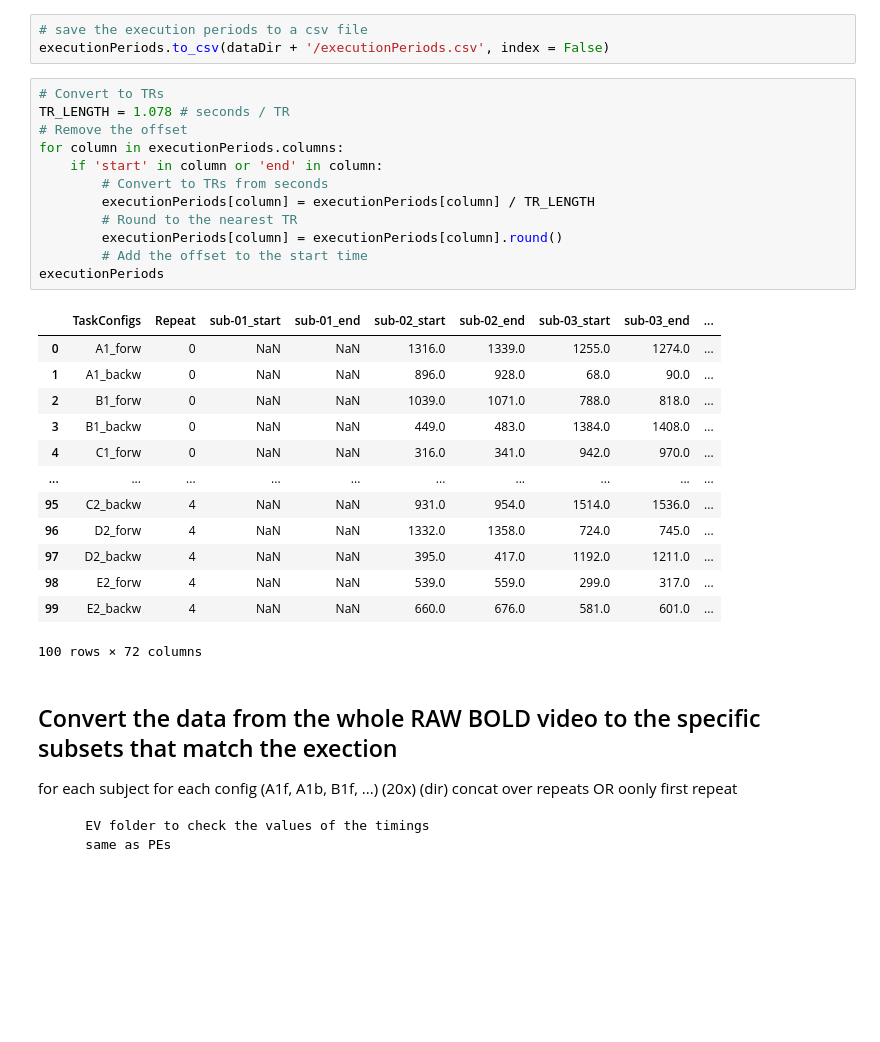
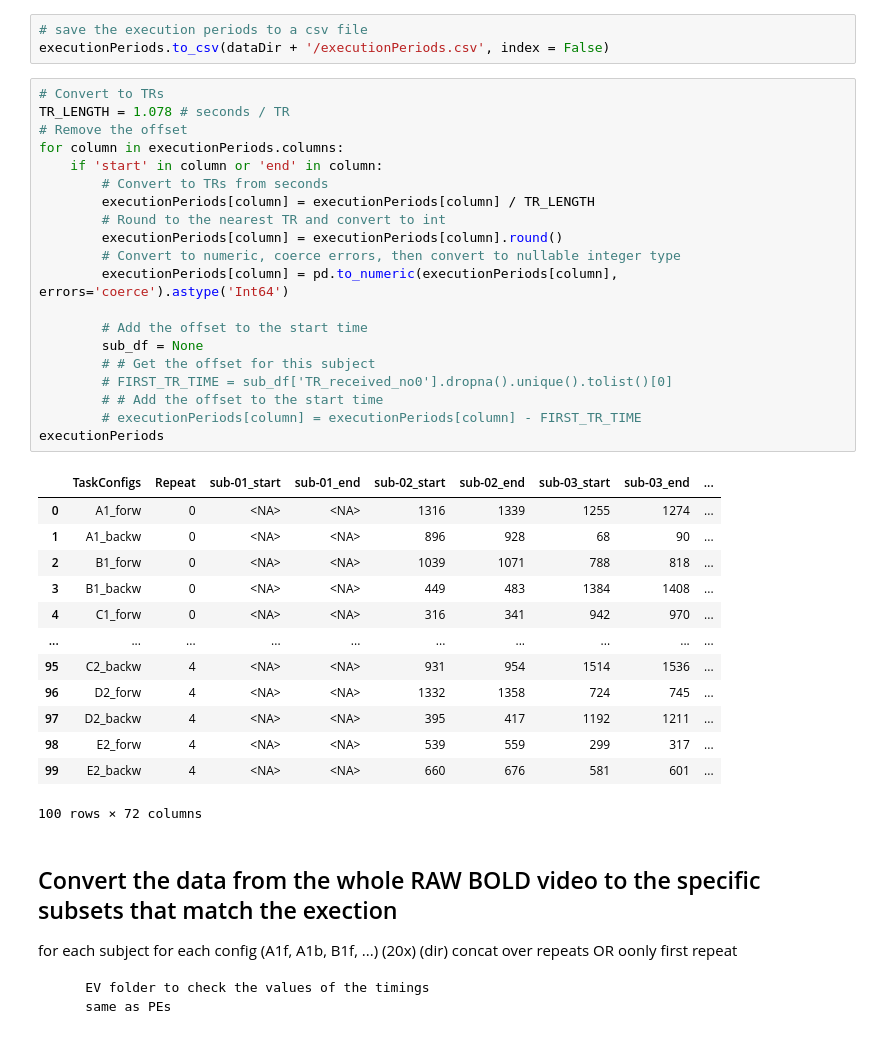
Before and after one commit to alifuaziz/multiple_clocks_repo, a Jupyter notebook: mc/replay_analysis/scripts/notebook-get-execution-df.ipynb, the cells around one changed output. Drawn from its saved outputs; the diff is of its cells as text; blank space fills up the shorter version.

```diff
--- a/mc/replay_analysis/scripts/notebook-get-execution-df.ipynb
+++ b/mc/replay_analysis/scripts/notebook-get-execution-df.ipynb
@@ -150,28 +151,36 @@ executionPeriods.to_csv(dataDir + '/executionPeriods.csv', index = False)
 # %%
 # Convert to TRs
 TR_LENGTH = 1.078 # seconds / TR
 # Remove the offset
 for column in executionPeriods.columns:
     if 'start' in column or 'end' in column:
         # Convert to TRs from seconds
         executionPeriods[column] = executionPeriods[column] / TR_LENGTH
-        # Round to the nearest TR
+        # Round to the nearest TR and convert to int
         executionPeriods[column] = executionPeriods[column].round()
+        # Convert to numeric, coerce errors, then convert to nullable integer type
+        executionPeriods[column] = pd.to_numeric(executionPeriods[column], errors='coerce').astype('Int64')
+
         # Add the offset to the start time
+        sub_df = None
+        # # Get the offset for this subject
+        # FIRST_TR_TIME = sub_df['TR_received_no0'].dropna().unique().tolist()[0]
+        # # Add the offset to the start time
+        # executionPeriods[column] = executionPeriods[column] - FIRST_TR_TIME
 executionPeriods
 # %% [output]
 |  | TaskConfigs | Repeat | sub-01_start | sub-01_end | sub-02_start | sub-02_end | sub-03_start | sub-03_end | ... |
-| 0 | A1_forw | 0 | NaN | NaN | 1316.0 | 1339.0 | 1255.0 | 1274.0 | ... |
-| 1 | A1_backw | 0 | NaN | NaN | 896.0 | 928.0 | 68.0 | 90.0 | ... |
-| 2 | B1_forw | 0 | NaN | NaN | 1039.0 | 1071.0 | 788.0 | 818.0 | ... |
-| 3 | B1_backw | 0 | NaN | NaN | 449.0 | 483.0 | 1384.0 | 1408.0 | ... |
-| 4 | C1_forw | 0 | NaN | NaN | 316.0 | 341.0 | 942.0 | 970.0 | ... |
+| 0 | A1_forw | 0 | <NA> | <NA> | 1316 | 1339 | 1255 | 1274 | ... |
+| 1 | A1_backw | 0 | <NA> | <NA> | 896 | 928 | 68 | 90 | ... |
+| 2 | B1_forw | 0 | <NA> | <NA> | 1039 | 1071 | 788 | 818 | ... |
+| 3 | B1_backw | 0 | <NA> | <NA> | 449 | 483 | 1384 | 1408 | ... |
+| 4 | C1_forw | 0 | <NA> | <NA> | 316 | 341 | 942 | 970 | ... |
 | ... | ... | ... | ... | ... | ... | ... | ... | ... | ... |
-| 95 | C2_backw | 4 | NaN | NaN | 931.0 | 954.0 | 1514.0 | 1536.0 | ... |
-| 96 | D2_forw | 4 | NaN | NaN | 1332.0 | 1358.0 | 724.0 | 745.0 | ... |
-| 97 | D2_backw | 4 | NaN | NaN | 395.0 | 417.0 | 1192.0 | 1211.0 | ... |
-| 98 | E2_forw | 4 | NaN | NaN | 539.0 | 559.0 | 299.0 | 317.0 | ... |
-| 99 | E2_backw | 4 | NaN | NaN | 660.0 | 676.0 | 581.0 | 601.0 | ... |
+| 95 | C2_backw | 4 | <NA> | <NA> | 931 | 954 | 1514 | 1536 | ... |
+| 96 | D2_forw | 4 | <NA> | <NA> | 1332 | 1358 | 724 | 745 | ... |
+| 97 | D2_backw | 4 | <NA> | <NA> | 395 | 417 | 1192 | 1211 | ... |
+| 98 | E2_forw | 4 | <NA> | <NA> | 539 | 559 | 299 | 317 | ... |
+| 99 | E2_backw | 4 | <NA> | <NA> | 660 | 676 | 581 | 601 | ... |
 100 rows × 72 columns
 # %% [markdown]
 ## Convert the data from the whole RAW BOLD video to the specific subsets that match the exection
```
Also changed, not shown: parts of 4 cells of this notebook, 1 other file.
